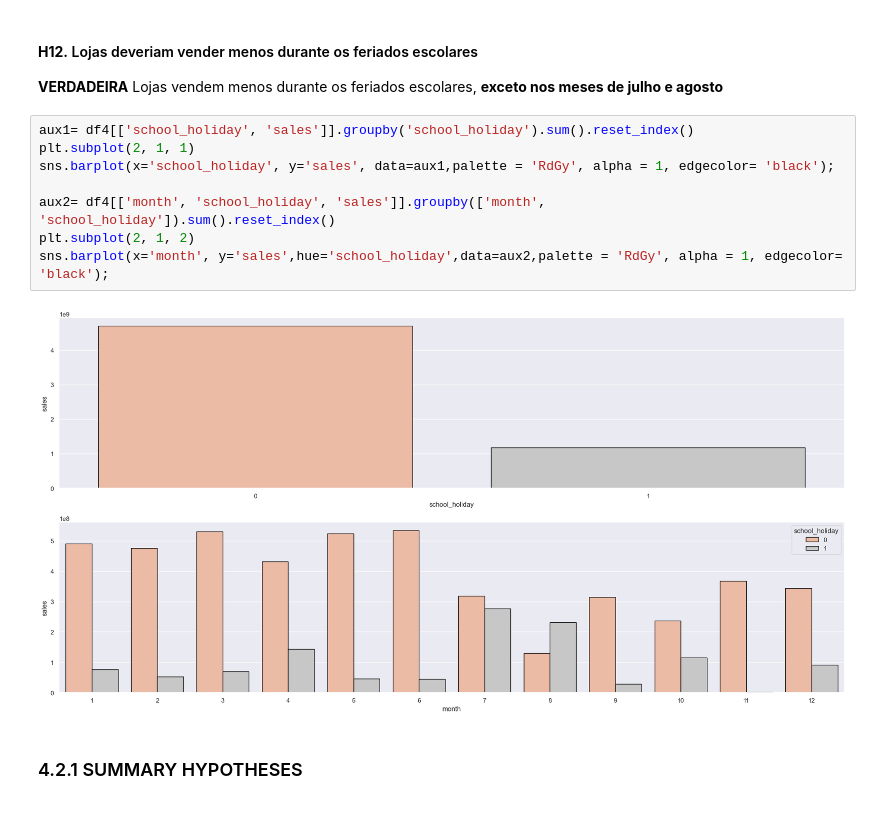
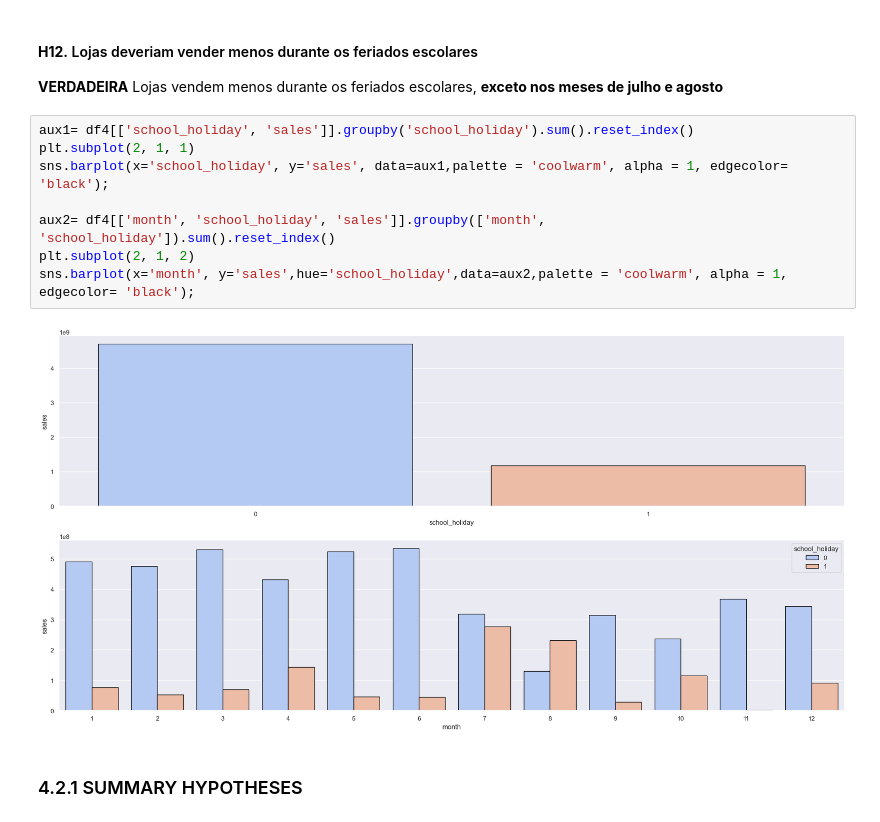
Before and after one commit to JoseEduardof93/Pharmacy-Sales-Forecast, a Jupyter notebook: notebooks/mod04_v01_forecast_project_eda.ipynb, the cells around one changed output. Cells and saved outputs as stored; diff of their text form.

```diff
--- a/notebooks/mod04_v01_forecast_project_eda.ipynb
+++ b/notebooks/mod04_v01_forecast_project_eda.ipynb
@@ -611,13 +615,13 @@ sns.heatmap(aux1.corr(method='pearson'), annot=True);
 # %%
 aux1= df4[['school_holiday', 'sales']].groupby('school_holiday').sum().reset_index()
 plt.subplot(2, 1, 1)
-sns.barplot(x='school_holiday', y='sales', data=aux1,palette = 'RdGy', alpha = 1, edgecolor= 'black');
+sns.barplot(x='school_holiday', y='sales', data=aux1,palette = 'coolwarm', alpha = 1, edgecolor= 'black');
 
 aux2= df4[['month', 'school_holiday', 'sales']].groupby(['month', 'school_holiday']).sum().reset_index()
 plt.subplot(2, 1, 2)
-sns.barplot(x='month', y='sales',hue='school_holiday',data=aux2,palette = 'RdGy', alpha = 1, edgecolor= 'black');
+sns.barplot(x='month', y='sales',hue='school_holiday',data=aux2,palette = 'coolwarm', alpha = 1, edgecolor= 'black');
 # %% [output]
-[figure, old version]
+[figure, new version]
 # %% [markdown]
 ### 4.2.1 SUMMARY HYPOTHESES
 # %%
```
Also changed, not shown: parts of 29 cells of this notebook.
